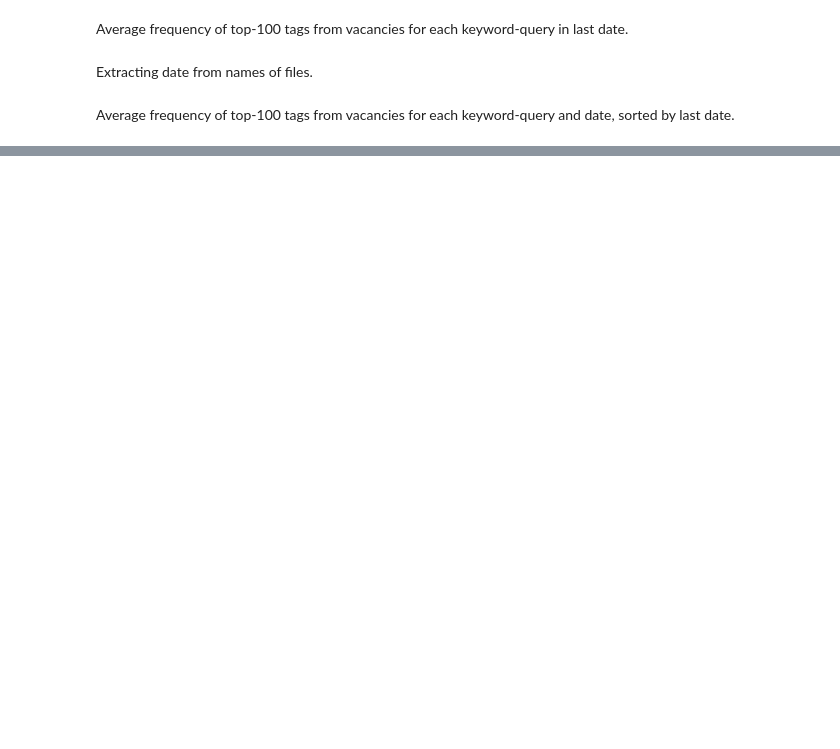
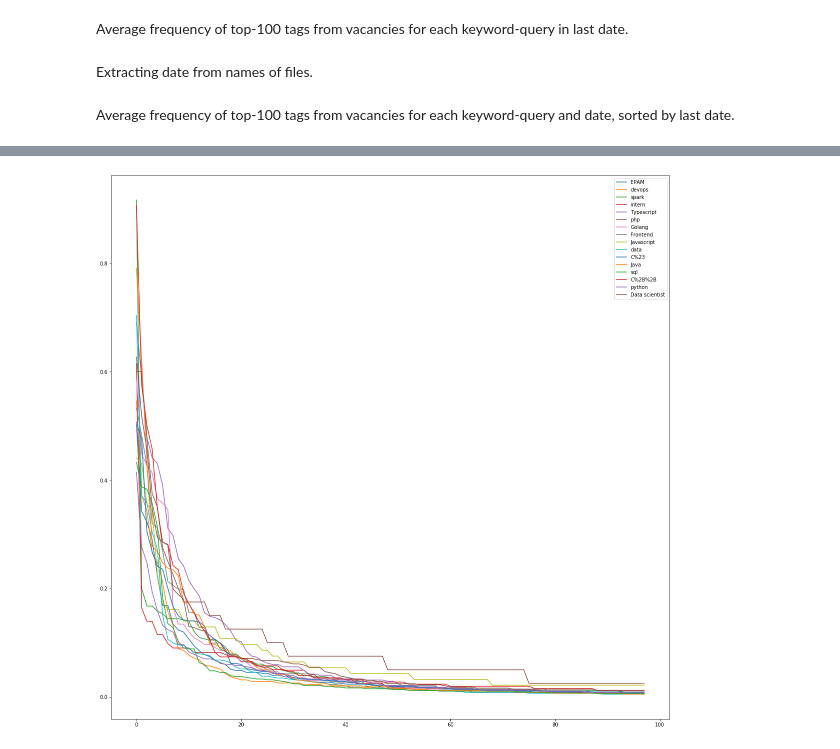
Before and after one commit to ksn38/hh, a Jupyter notebook: frequency_of_tags.ipynb, the cells around one changed output, grey strips where cells are left out. Cells and saved outputs as stored; diff of their text form; code cells hidden in the pictures; blank space fills up the shorter version.

```diff
--- a/frequency_of_tags.ipynb
+++ b/frequency_of_tags.ipynb
@@ -109,0 +129,14 @@ plt.show()
+# %%
+fig, ax = plt.subplots()
+fig.set_size_inches(20, 20)
+
+keywords = ordered_dict
+
+for i in listdir(mypath):
+    keywords[i] = pd.read_csv(mypath + i + '/' + listdir(mypath + i)[-1])['1.0']
+    ax.plot(keywords[i])
+
+ax.legend([i for i in keywords.keys()])
+plt.show()
+# %% [output]
+[figure, added]
```
Also changed, not shown: parts of 4 cells of this notebook.
